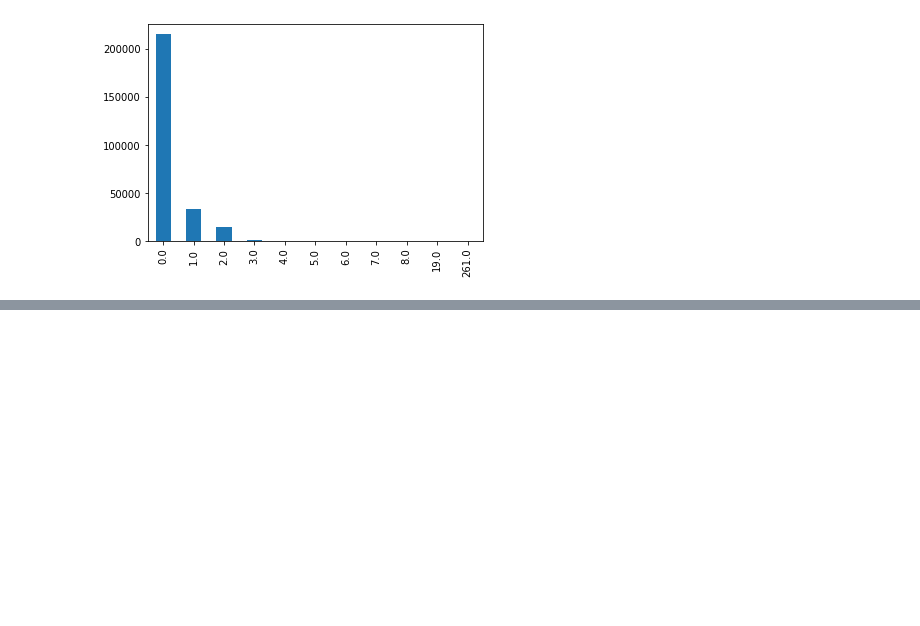
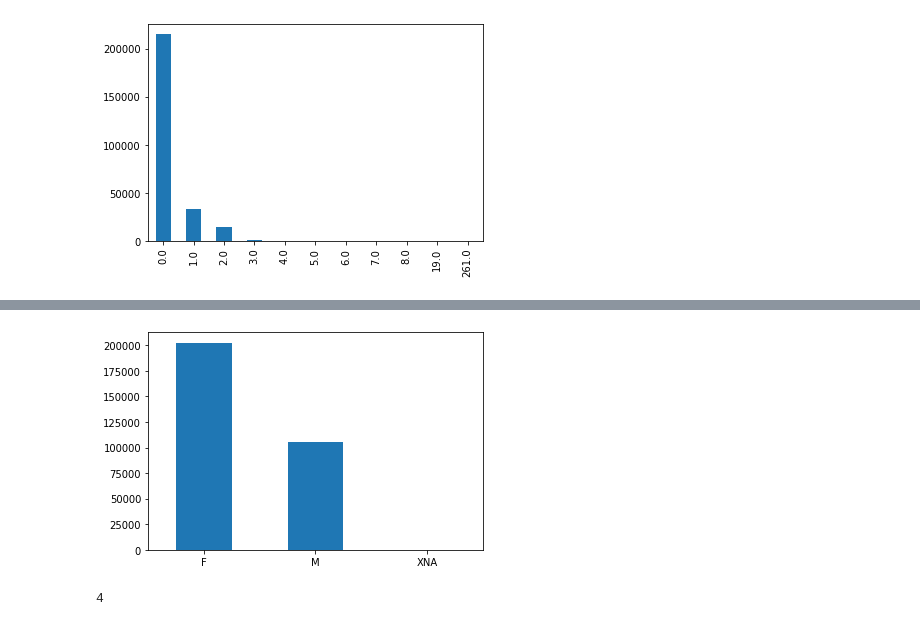
Before and after one commit to suhasmaddali/Home-Credit-Loan-Sanction, a Jupyter notebook: Home Credit Python Project.ipynb, the cells around one changed output, grey strips where cells are left out. Cells and saved outputs as stored; diff of their text form; code cells hidden in the pictures; blank space fills up the shorter version.

```diff
--- a/Home Credit Python Project.ipynb
+++ b/Home Credit Python Project.ipynb
@@ -329,0 +283,10 @@ df_train['AMT_REQ_CREDIT_BUREAU_QRT'].value_counts().plot(kind = 'bar')
+# %%
+df_train['CODE_GENDER'].value_counts().plot(kind = 'bar')
+plt.xticks(rotation = 0)
+plt.show()
+# %% [output]
+[figure, added]
+# %%
+len(df_train[df_train['CODE_GENDER'] == 'XNA'])
+# %% [output]
+4
```
Also changed, not shown: parts of 31 cells of this notebook.
